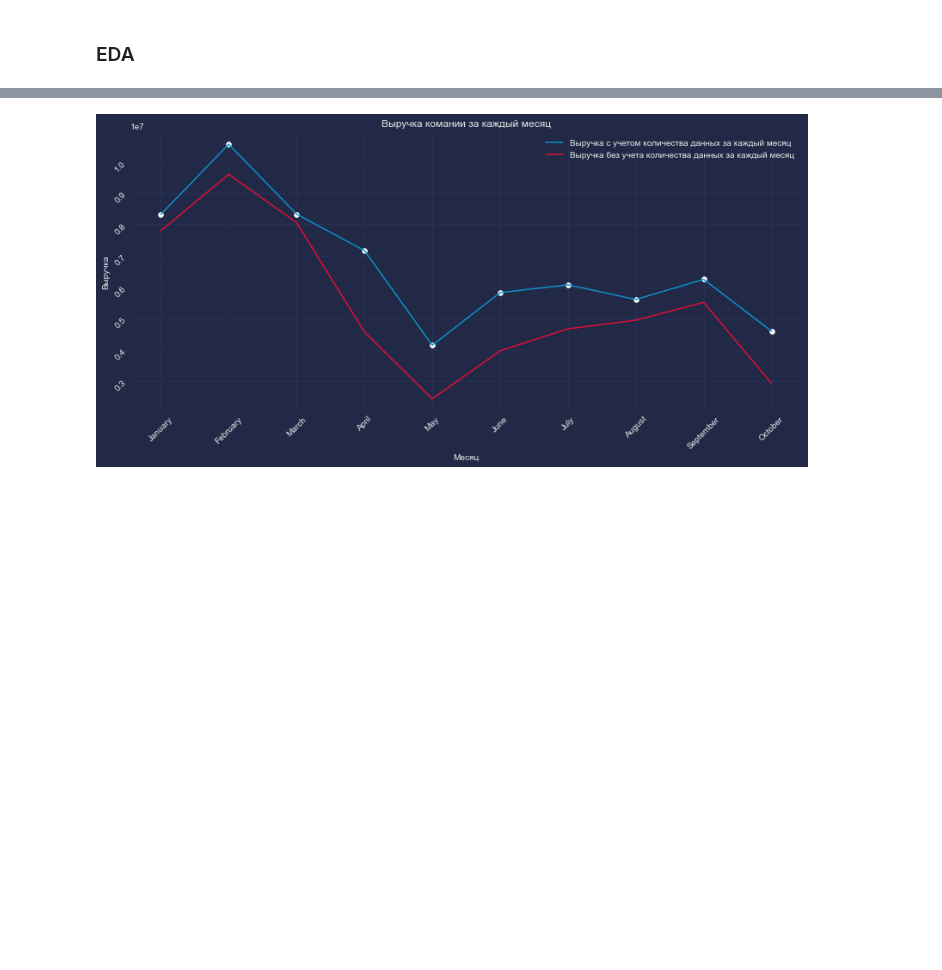
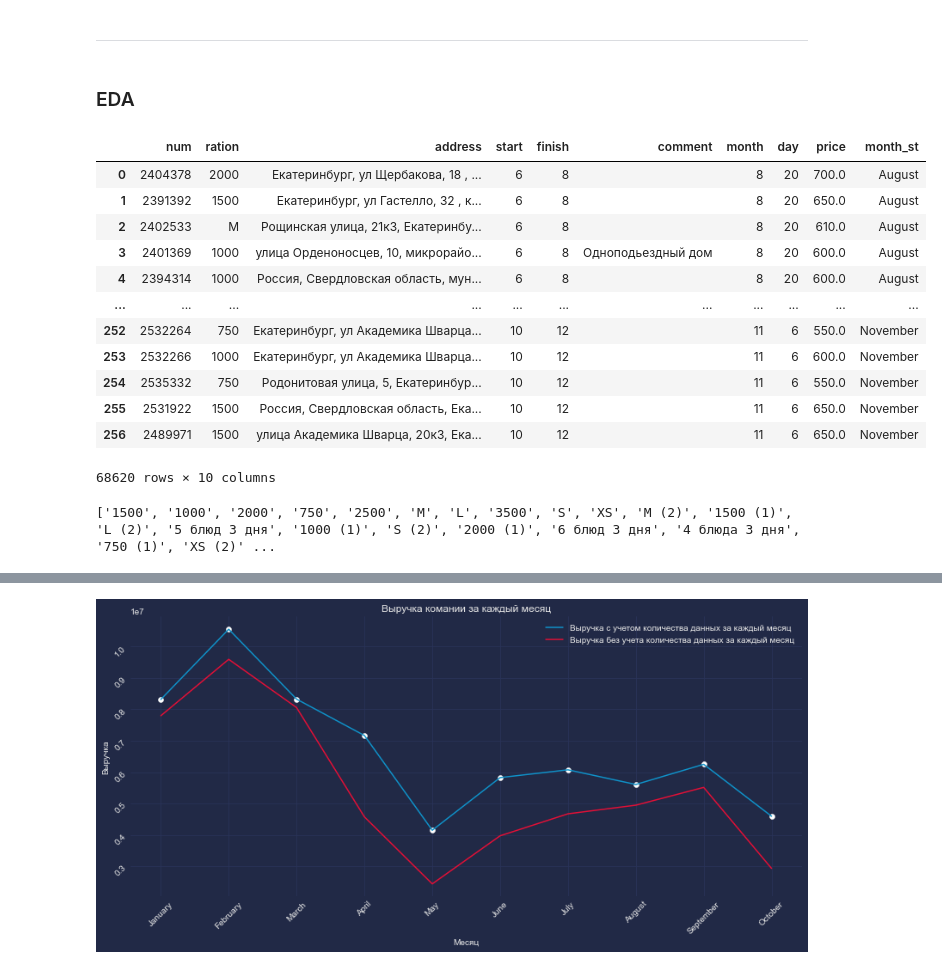
Before and after one commit to AlexandrYarin/LKproject, a Jupyter notebook: analyze.ipynb, the cells around one changed output, grey strips where cells are left out. Saved outputs shown, nothing was run; the diff lists cells and outputs as text; code cells hidden in the pictures; blank space fills up the shorter version.

```diff
--- a/analyze.ipynb
+++ b/analyze.ipynb
@@ -113,7 +124,7 @@ def get_df(files: str) -> pd.DataFrame:
             except Exception:
                 continue
 
-    data = data.drop(['Unnamed: 8', 'Unnamed: 9', 'С', 'Unnamed: 10'], axis=1)
+    data = data.drop(['Unnamed: 8', 'Unnamed: 9', 'Unnamed: 10'], axis=1)
     print(f'data shape is {data.shape} should equal {lenght}')
 
     return data
@@ -139,3 +224,21 @@ df['month_st'] = df['month'].map(month_dict)
+# %% [markdown]
+___
 # %% [markdown]
 ### EDA
+# %%
+df
+# %% [output]
+|  | num | ration | address | start | finish | comment | month | day | price | month_st |
+| 0 | 2404378 | 2000 | Екатеринбург, ул Щербакова, 18 , ... | 6 | 8 |  | 8 | 20 | 700.0 | August |
+| 1 | 2391392 | 1500 | Екатеринбург, ул Гастелло, 32 , к... | 6 | 8 |  | 8 | 20 | 650.0 | August |
+| 2 | 2402533 | M | Рощинская улица, 21к3, Екатеринбу... | 6 | 8 |  | 8 | 20 | 610.0 | August |
+| 3 | 2401369 | 1000 | улица Орденоносцев, 10, микрорайо... | 6 | 8 | Одноподьездный дом | 8 | 20 | 600.0 | August |
+| 4 | 2394314 | 1000 | Россия, Свердловская область, мун... | 6 | 8 |  | 8 | 20 | 600.0 | August |
+| ... | ... | ... | ... | ... | ... | ... | ... | ... | ... | ... |
+| 252 | 2532264 | 750 | Екатеринбург, ул Академика Шварца... | 10 | 12 |  | 11 | 6 | 550.0 | November |
+| 253 | 2532266 | 1000 | Екатеринбург, ул Академика Шварца... | 10 | 12 |  | 11 | 6 | 600.0 | November |
+| 254 | 2535332 | 750 | Родонитовая улица, 5, Екатеринбур... | 10 | 12 |  | 11 | 6 | 550.0 | November |
+| 255 | 2531922 | 1500 | Россия, Свердловская область, Ека... | 10 | 12 |  | 11 | 6 | 650.0 | November |
+| 256 | 2489971 | 1500 | улица Академика Шварца, 20к3, Ека... | 10 | 12 |  | 11 | 6 | 650.0 | November |
+68620 rows × 10 columns
 # %%
@@ -145,6 +248,12 @@ ration = pd.DataFrame({'ration': ration.index, 'count': ration.values})
 start = df['start'].value_counts()
 start = start.sort_values(ascending=False)
 start = pd.DataFrame({'start': start.index, 'count': start.values})
+# %%
+
+ration_list = df['ration'].value_counts().index.to_list()
+print(ration_list, sep=' ')
+# %% [output]
+['1500', '1000', '2000', '750', '2500', 'M', 'L', '3500', 'S', 'XS', 'M (2)', '1500 (1)', 'L (2)', '5 блюд 3 дня', '1000 (1)', 'S (2)', '2000 (1)', '6 блюд 3 дня', '4 блюда 3 дня', '750 (1)', 'XS (2)' ...
 # %%
 fig = plt.figure(figsize=(14, 6))
 
```
Also changed, not shown: parts of 21 cells of this notebook, 2 other files.
